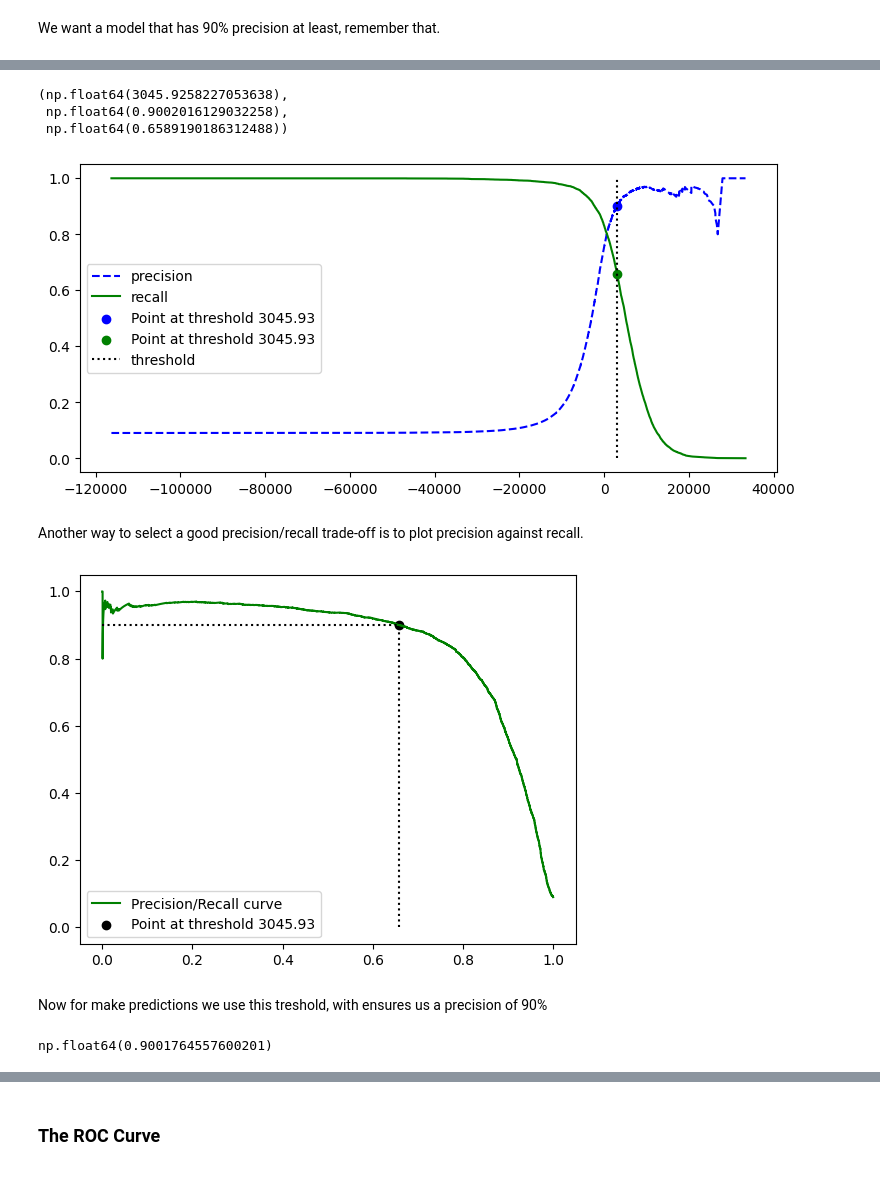
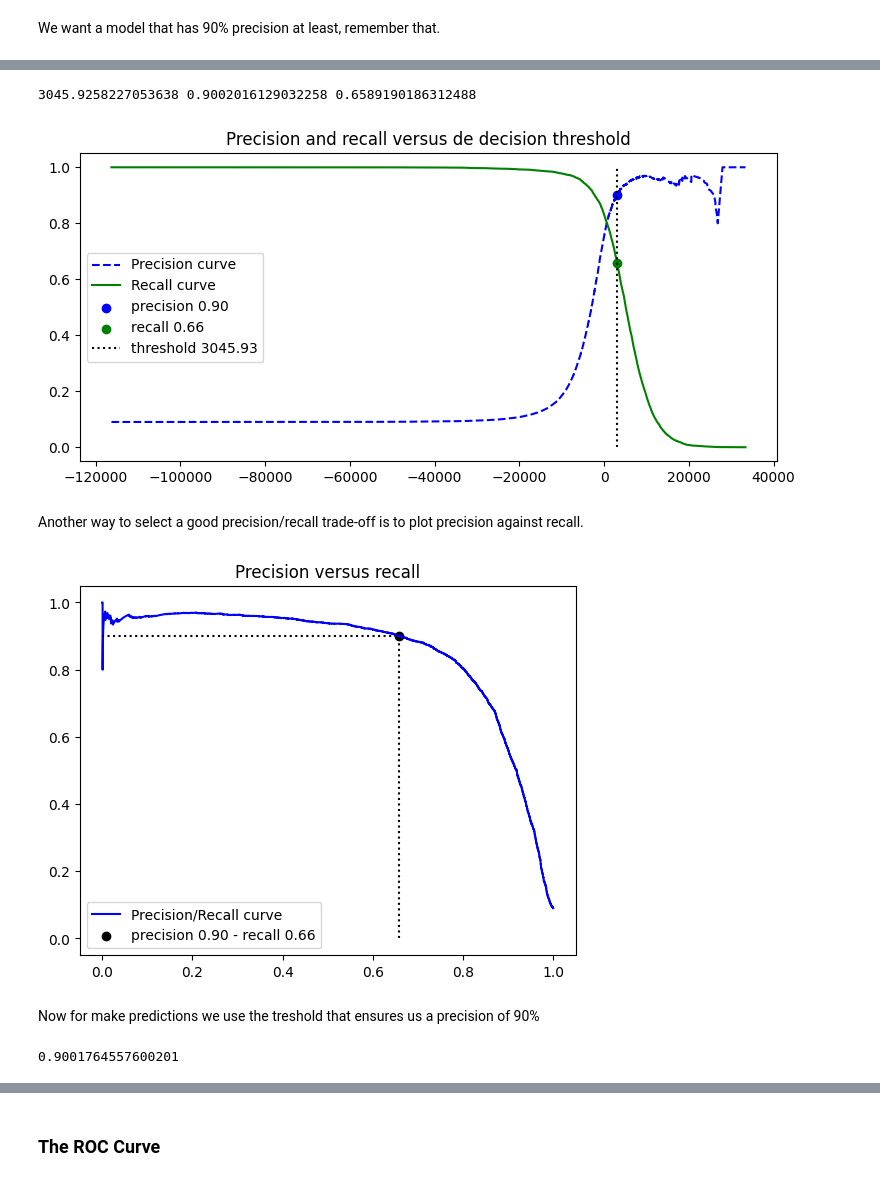
Before and after one commit to wilberquito/ML, a Jupyter notebook: classification/mnist-is5/mnist-is5.ipynb, the cells around one changed output, grey strips where cells are left out. Cells and saved outputs as stored; diff of their text form; code cells hidden in the pictures.

```diff
--- a/classification/mnist-is5/mnist-is5.ipynb
+++ b/classification/mnist-is5/mnist-is5.ipynb
@@ -305,47 +314,50 @@ np.float64(3045.9258227053638)
 # %%
-thresholds[idx_for_90_precision], precisions[idx_for_90_precision], recalls[
-    idx_for_90_precision
-]
+print(
+    thresholds[idx_for_90_precision],
+    precisions[idx_for_90_precision],
+    recalls[idx_for_90_precision]
+)
 # %% [output]
-(np.float64(3045.9258227053638),
- np.float64(0.9002016129032258),
- np.float64(0.6589190186312488))
+3045.9258227053638 0.9002016129032258 0.6589190186312488
 # %%
-import matplotlib.pyplot as plt
+recall = recalls[idx_for_90_precision]
+precision = precisions[idx_for_90_precision]
+threshold = thresholds[idx_for_90_precision]
 
 plt.figure(figsize=(9, 4))
-threshold = thresholds[idx_for_90_precision]
 
-plt.plot(thresholds, precisions[:-1], "b--", label="precision")
-plt.plot(thresholds, recalls[:-1], "g-", label="recall")
+plt.plot(thresholds, precisions[:-1], "b--", label="Precision curve")
+plt.plot(thresholds, recalls[:-1], "g-", label="Recall curve")
 plt.scatter(
     threshold,
     precisions[idx_for_90_precision],
     c="blue",
-    label=f"Point at threshold {round(thresholds[idx_for_90_precision], 2)}",
+    label=f"precision {precision:.2f}"
 )
 plt.scatter(
     threshold,
     recalls[idx_for_90_precision],
     c="green",
-    label=f"Point at threshold {round(thresholds[idx_for_90_precision], 2)}",
+    label=f"recall {recall:.2f}"
 )
-plt.vlines(threshold, 0, 1.0, "k", "dotted", label="threshold")
+plt.vlines(threshold, 0, 1.0, "k", "dotted", label=f"threshold {threshold:.2f}")
+
+plt.title('Precision and recall versus de decision threshold')
 plt.legend()
 plt.show()
 # %% [output]
-[figure, old version]
+[figure, new version]
 # %% [markdown]
 Another way to select a good precision/recall trade-off is to plot precision against recall.
 # %%
 import matplotlib.pyplot as plt
 
-plt.plot(recalls, precisions, "g-", label="Precision/Recall curve")
+plt.plot(recalls, precisions, "b-", label="Precision/Recall curve")
 plt.scatter(
     recalls[idx_for_90_precision],
     precisions[idx_for_90_precision],
     c="black",
-    label=f"Point at threshold {round(thresholds[idx_for_90_precision], 2)}",
+    label=f"precision {precision:.2f} - recall {recall:.2f}",
 )
 plt.hlines(
     precisions[idx_for_90_precision], 0, recalls[idx_for_90_precision], "k", "dotted"
@@ -353,18 +365,19 @@ plt.hlines(
 plt.vlines(
     recalls[idx_for_90_precision], 0, precisions[idx_for_90_precision], "k", "dotted"
 )
+
+plt.title('Precision versus recall')
 plt.legend()
 plt.show()
 # %% [output]
-[figure, old version]
+[figure, new version]
 # %% [markdown]
-Now for make predictions we use this treshold, with ensures us a precision of 90%
+Now for make predictions we use the treshold that ensures us a precision of 90%
 # %%
 y_train_pred_90_precision = y_scores > thresholds[idx_for_90_precision]
+precision_score(y_train_5, y_train_pred_90_precision)
+# %% [output]
+0.9001764557600201
-# %%
-precision_score(y_train_5, y_train_pred_90_precision)
-# %% [output]
-np.float64(0.9001764557600201)
 # %%
 recall_score(y_train_5, y_train_pred_90_precision)
 # %% [output]
```
Also changed, not shown: parts of 69 cells of this notebook.
